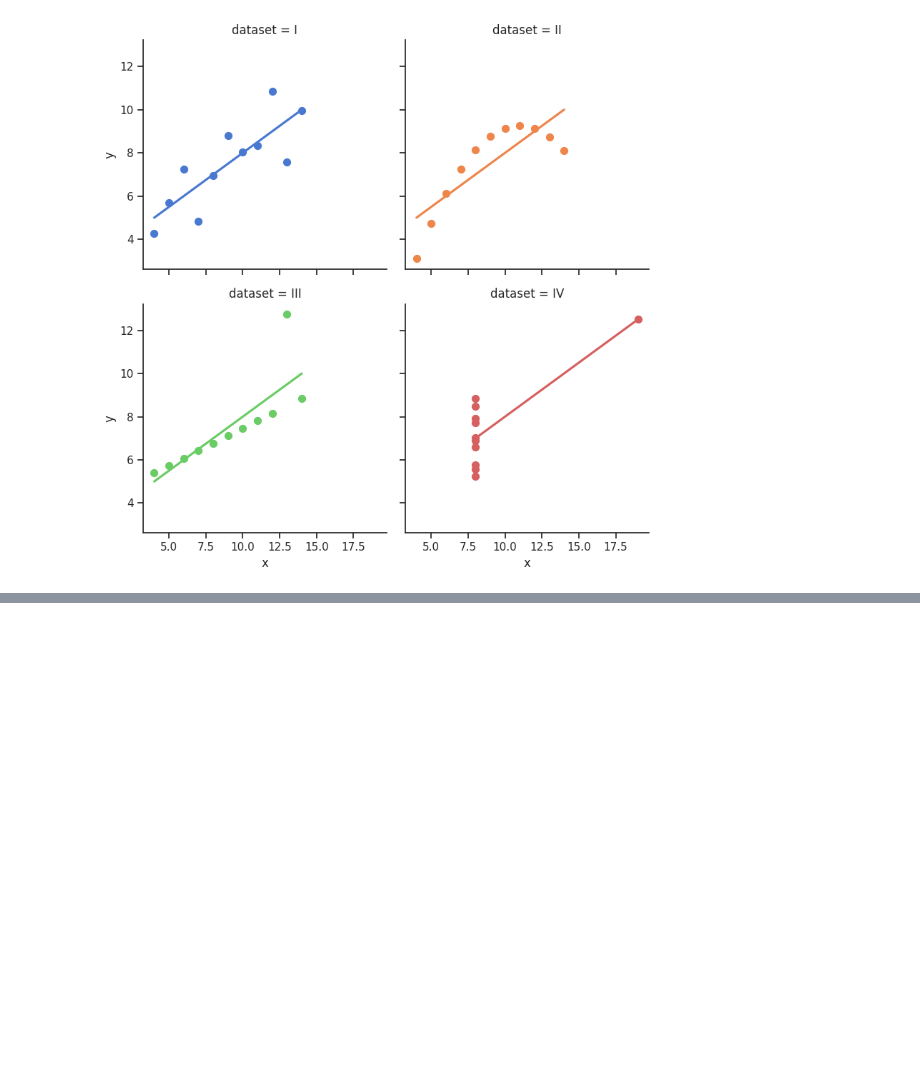
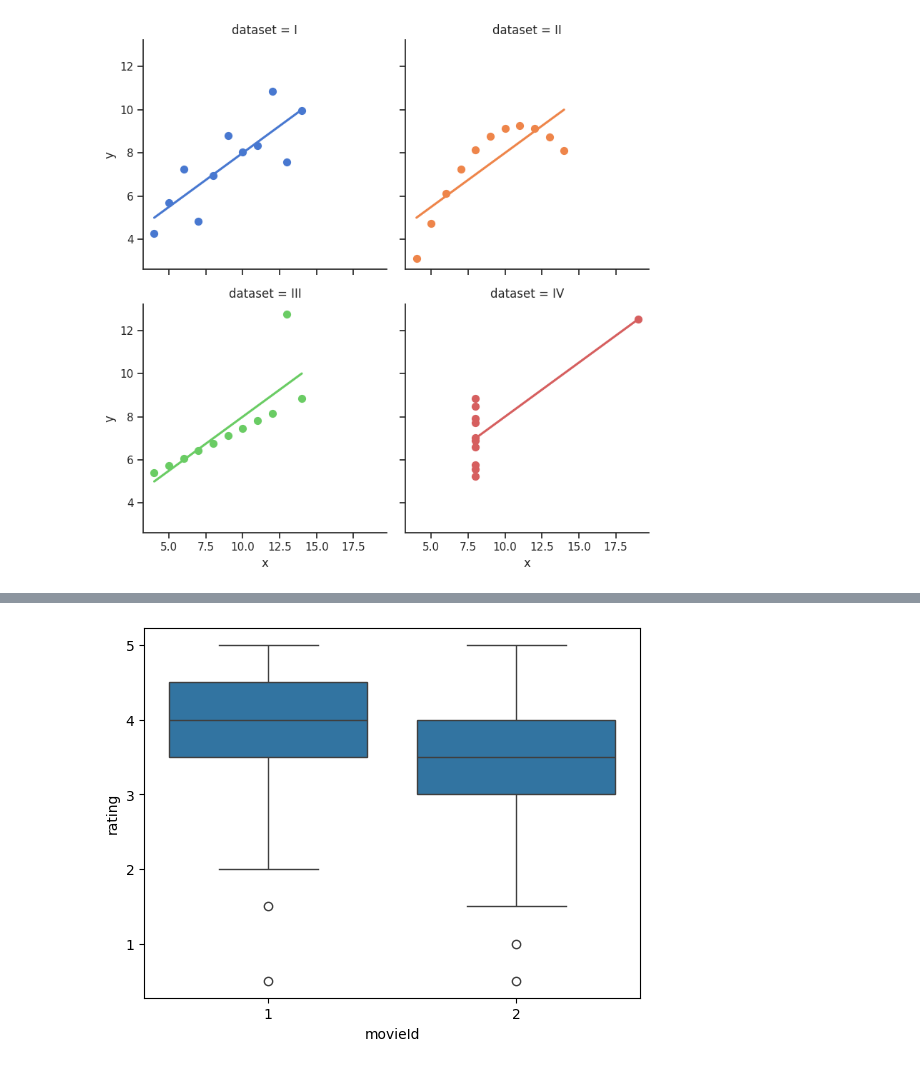
Before and after one commit to JENEVES07071967/TERCEIRO-ANO-A-COLEGIO-SANTOS-DUMONT, a Jupyter notebook: Untitled16.ipynb, the cells around one changed output, grey strips where cells are left out. Saved outputs shown, nothing was run; the diff lists cells and outputs as text; code cells hidden in the pictures; blank space fills up the shorter version.

```diff
--- a/Untitled16.ipynb
+++ b/Untitled16.ipynb
@@ -76,0 +243,15 @@ sns.lmplot(x="x", y="y", col="dataset", hue="dataset", data=df,
+# %%
+import pandas as pd
+import seaborn as sns
+import matplotlib.pyplot as plt
+
+# Garante que 'notas' é um DataFrame, lendo o arquivo novamente
+notas = pd.read_csv('/content/TERCEIRO-ANO-A-COLEGIO-SANTOS-DUMONT/ratings.csv')
+
+# Plota o gráfico de caixa usando o DataFrame diretamente
+sns.boxplot(x = "movieId", y = "rating", data = notas.query("movieId in (1,2)"))
+
+# Exibe o gráfico
+plt.show()
+# %% [output]
+[figure, added]
```
Also changed, not shown: parts of 12 cells of this notebook.
